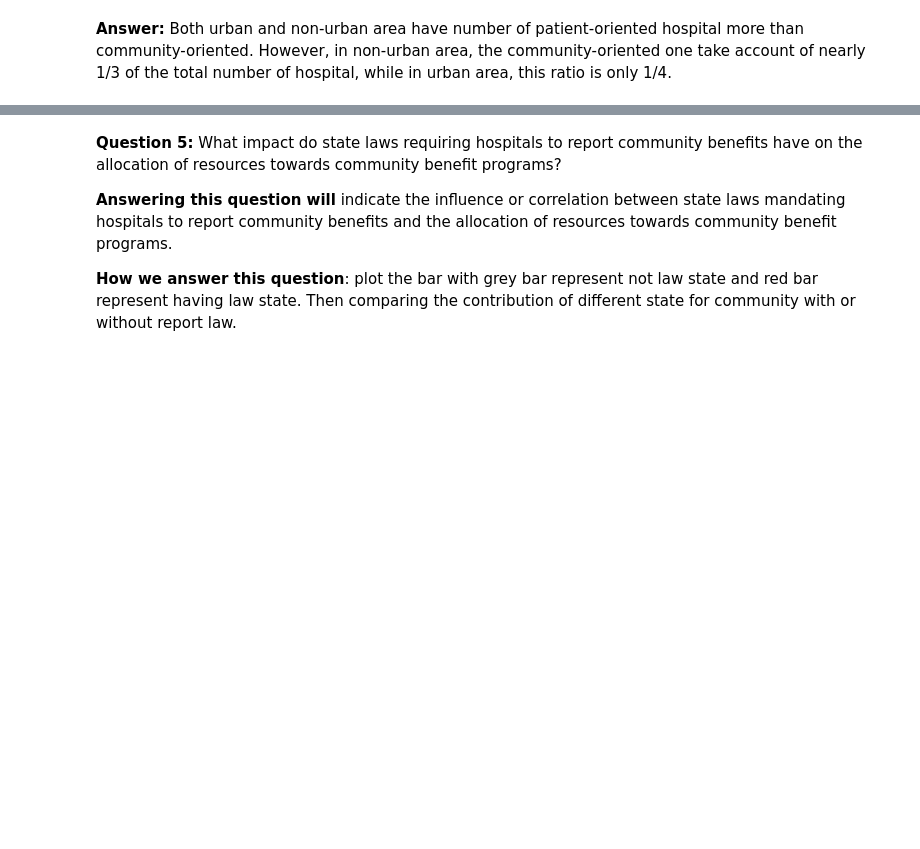
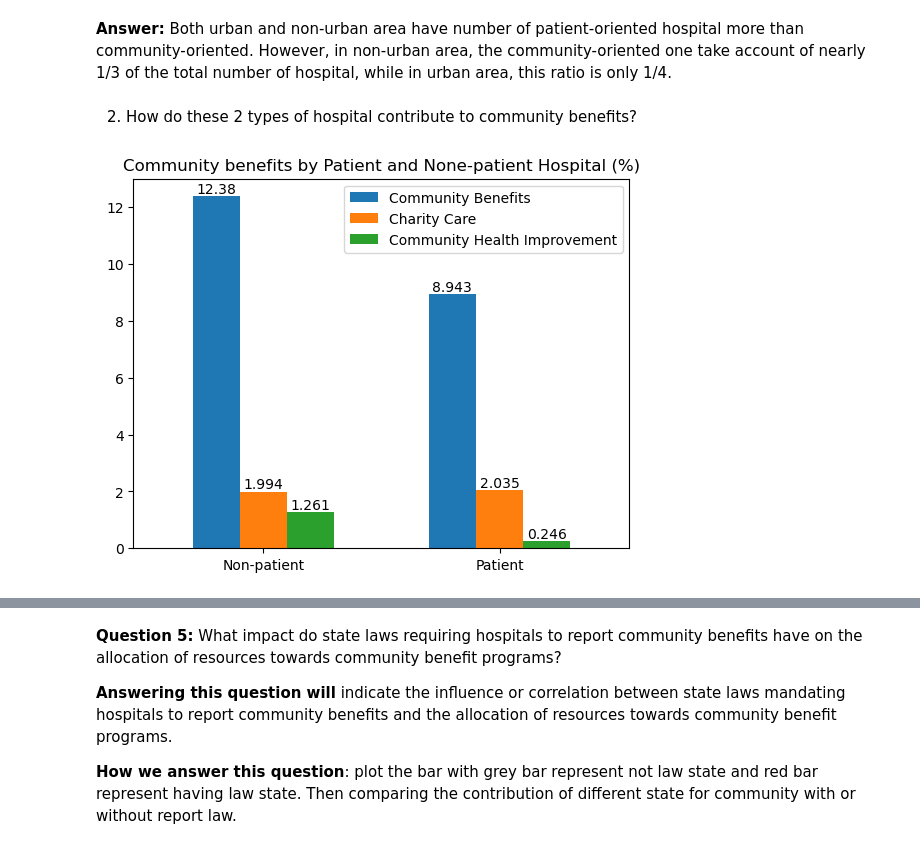
Before and after one commit to gigachad0209/Final-Project---NMKHDL, a Jupyter notebook: eda.ipynb, the cells around one changed output, grey strips where cells are left out. Cells and saved outputs as stored; diff of their text form; code cells hidden in the pictures; blank space fills up the shorter version.

```diff
--- a/eda.ipynb
+++ b/eda.ipynb
@@ -205,15 +217,28 @@ hos_type[temp['rat_pat_care_npat_care_comm_bnfts'] < 1] = 'non-patient'
 temp['type'] = hos_type
 
 # count number of hospital in each type in urban and non-urban area
-temp = temp.groupby(['urban_location_f','type'])['hospital_id'].count()
-temp = temp.to_numpy().reshape(2, 2)
+temp_counts = temp.groupby(['urban_location_f','type'])['hospital_id'].count()
+temp_counts = temp_counts.to_numpy().reshape(2, 2)
 
-hos_type_df = pd.DataFrame(temp, index=['Non-urban', 'Urban'], columns=['Non-patient','Patient'])
+temp_counts_df = pd.DataFrame(temp_counts, index=['Non-urban', 'Urban'], columns=['Non-patient','Patient'])
 
-ax = hos_type_df.plot(kind='bar', ylabel='Amount', rot=0, title='Number of Hospitals in Different Area')
+ax = temp_counts_df.plot(kind='bar', ylabel='Amount', rot=0, title='Number of Hospitals in Different Area')
 for container in ax.containers:
     ax.bar_label(container)
 # %% [output]
 [figure]
 # %% [markdown]
 **Answer:** Both urban and non-urban area have number of patient-oriented hospital more than community-oriented. However, in non-urban area, the community-oriented one take account of nearly 1/3 of the total number of hospital, while in urban area, this ratio is only 1/4.
+# %% [markdown]
+2. How do these 2 types of hospital contribute to community benefits?
+# %%
+temp_means = pd.DataFrame()
+temp_means[['Community Benefits', 'Charity Care', 'Community Health Improvement']] = temp[['tot_comm_bnfts_tot_func_exp_pct', 'chrty_care_tot_func_exp_pct',
+      'comm_hlth_impr_svcs_comm_bnft_oper_tot_func_exp_pct', 'type']].groupby('type').mean().round(3)
+temp_means.index=['Non-patient', 'Patient']
+
+ax = temp_means.plot(kind='bar', ylabel='', rot=0, title='Community benefits by Patient and None-patient Hospital (%)', width=0.6)
+for container in ax.containers:
+    ax.bar_label(container)
+# %% [output]
+[figure, added]
```
Also changed, not shown: parts of 14 cells of this notebook.
